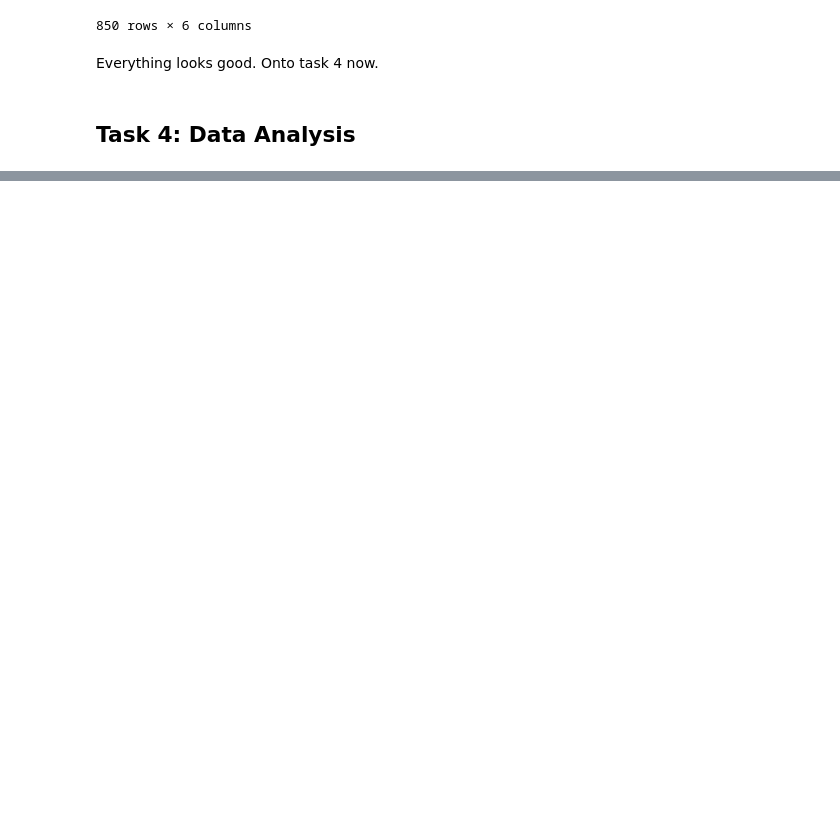
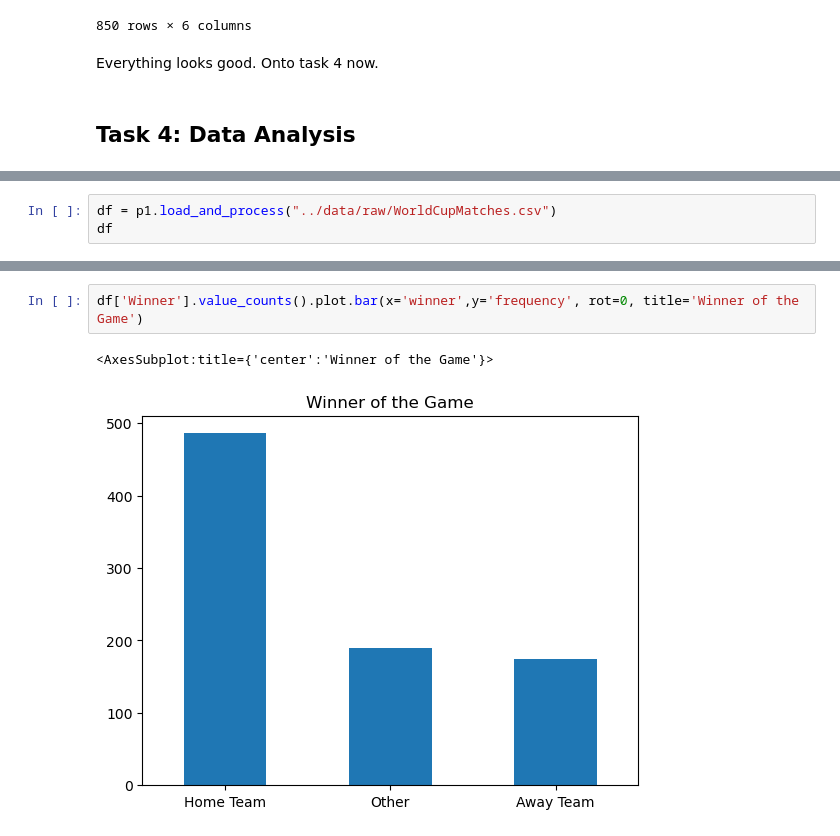
Before and after one commit to ubco-W2022T1-cosc301/project-group49, a Jupyter notebook: notebooks/analysis1.ipynb, the cells around one changed output, grey strips where cells are left out. Cells and saved outputs as stored; diff of their text form; blank space fills up the shorter version.

```diff
--- a/notebooks/analysis1.ipynb
+++ b/notebooks/analysis1.ipynb
@@ -336,0 +344,3 @@ Everything looks good. Onto task 4 now.
+# %%
+df = p1.load_and_process("../data/raw/WorldCupMatches.csv")
+df
@@ -336,0 +361,5 @@ Everything looks good. Onto task 4 now.
+# %%
+df['Winner'].value_counts().plot.bar(x='winner',y='frequency', rot=0, title='Winner of the Game')
+# %% [output]
+<AxesSubplot:title={'center':'Winner of the Game'}>
+[figure, added]
```
Also changed, not shown: parts of 12 cells of this notebook, 1 other file.
